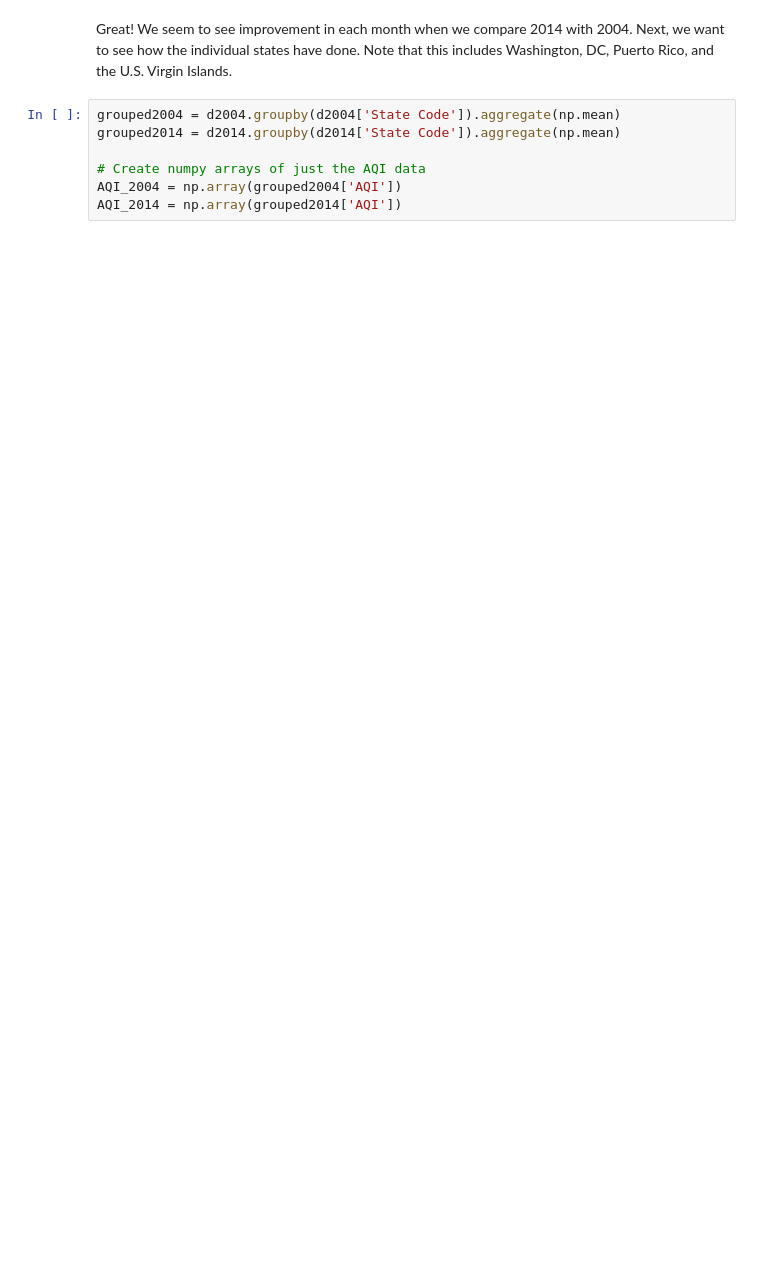
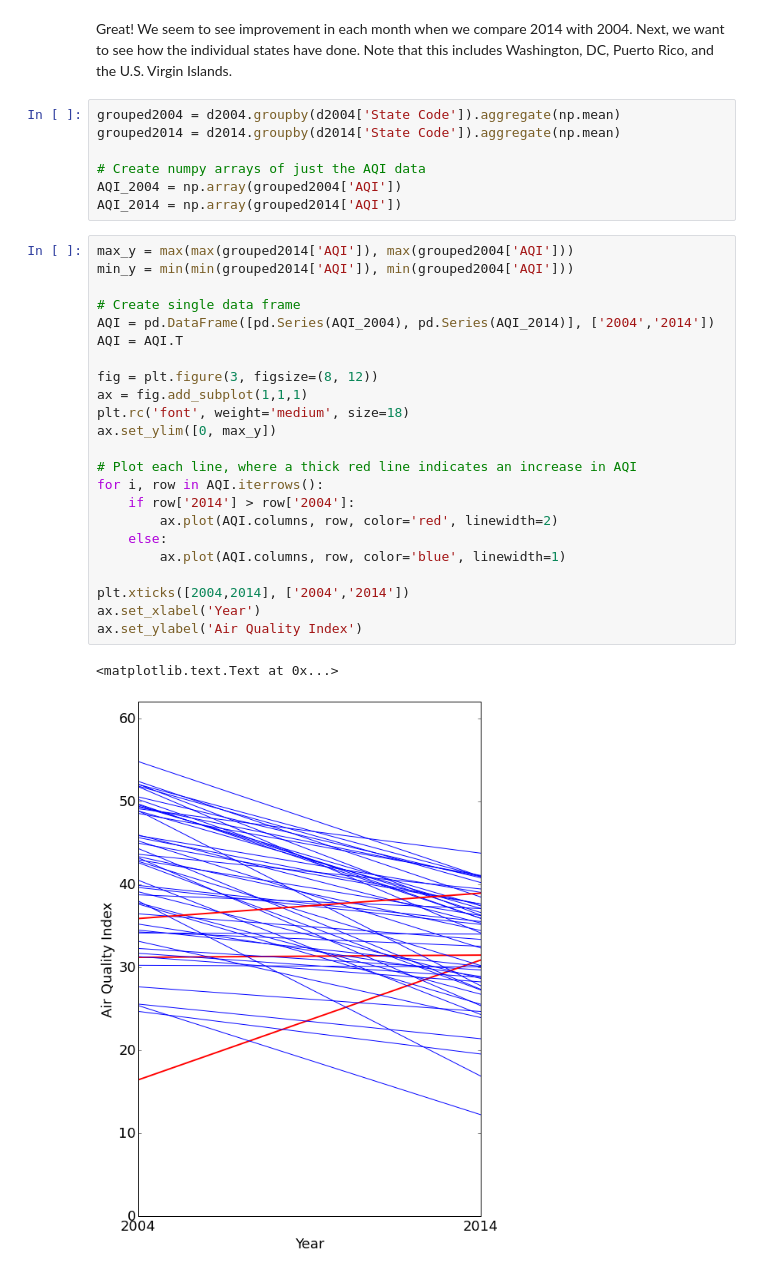
Before and after one commit to bradmager/AirPollutionStudy, a Jupyter notebook: AirPollutionStudy.ipynb, the cells around one changed output. Saved outputs shown, nothing was run; the diff lists cells and outputs as text; blank space fills up the shorter version.

```diff
--- a/AirPollutionStudy.ipynb
+++ b/AirPollutionStudy.ipynb
@@ -113,3 +113,29 @@ grouped2014 = d2014.groupby(d2014['State Code']).aggregate(np.mean)
 # Create numpy arrays of just the AQI data
 AQI_2004 = np.array(grouped2004['AQI'])
 AQI_2014 = np.array(grouped2014['AQI'])
+# %%
+max_y = max(max(grouped2014['AQI']), max(grouped2004['AQI']))
+min_y = min(min(grouped2014['AQI']), min(grouped2004['AQI']))
+
+# Create single data frame
+AQI = pd.DataFrame([pd.Series(AQI_2004), pd.Series(AQI_2014)], ['2004','2014'])
+AQI = AQI.T
+
+fig = plt.figure(3, figsize=(8, 12))
+ax = fig.add_subplot(1,1,1)
+plt.rc('font', weight='medium', size=18)
+ax.set_ylim([0, max_y])
+
+# Plot each line, where a thick red line indicates an increase in AQI
+for i, row in AQI.iterrows():
+    if row['2014'] > row['2004']:
+        ax.plot(AQI.columns, row, color='red', linewidth=2)
+    else:
+        ax.plot(AQI.columns, row, color='blue', linewidth=1)
+
+plt.xticks([2004,2014], ['2004','2014'])
+ax.set_xlabel('Year')
+ax.set_ylabel('Air Quality Index')
+# %% [output]
+<matplotlib.text.Text at 0x...>
+[figure, added]
```
Also changed, not shown: parts of 3 cells of this notebook.
